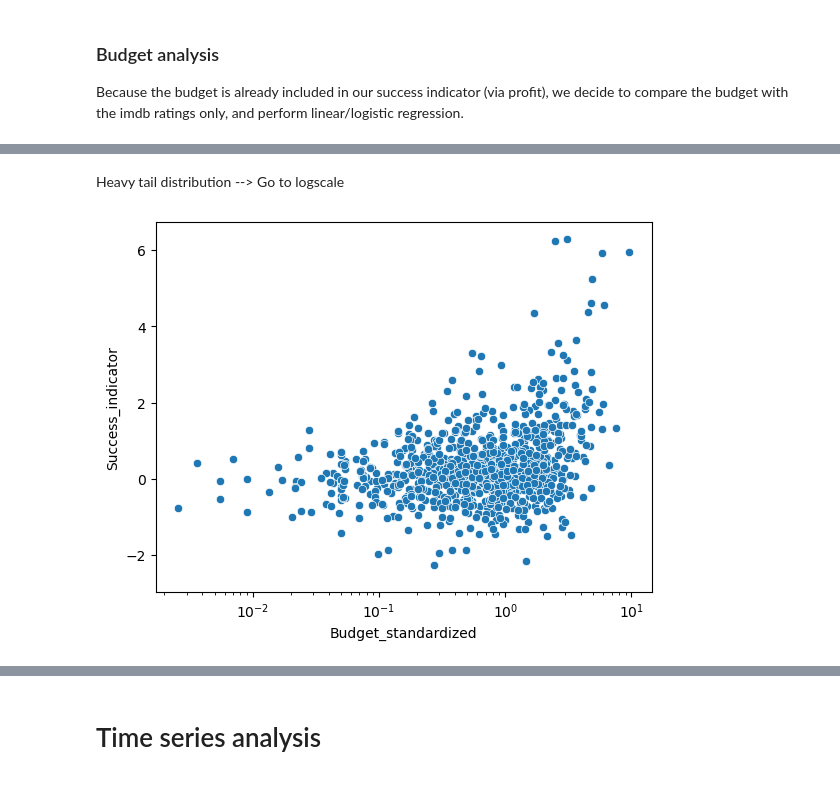
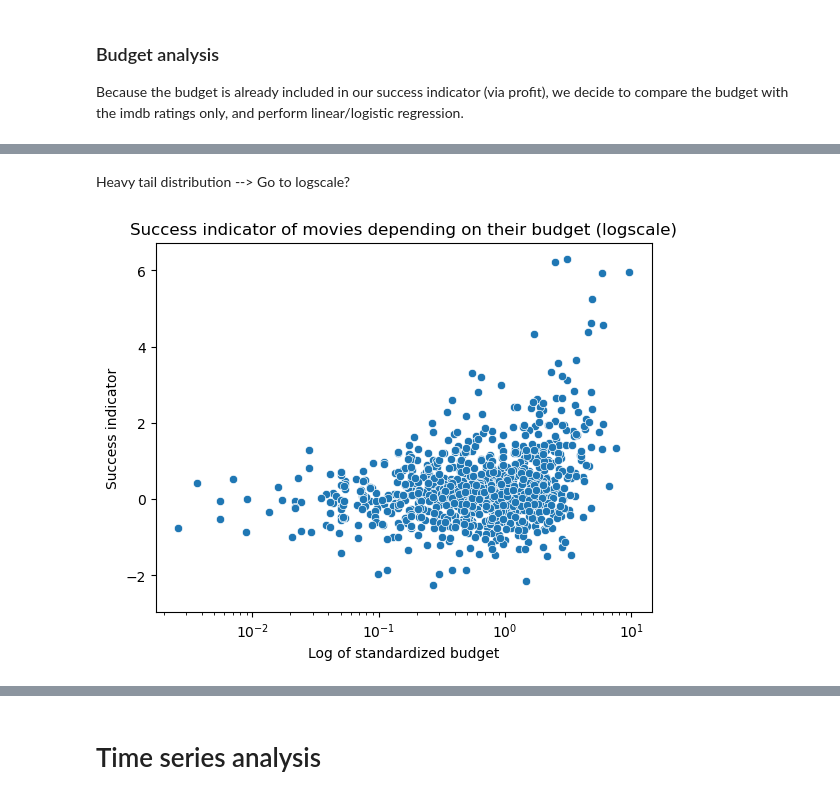
Before and after one commit to epfl-ada/ada-2023-project-randada, a Jupyter notebook: Milestone-3-draft.ipynb, the cells around one changed output, grey strips where cells are left out. Cells and saved outputs as stored; diff of their text form; code cells hidden in the pictures.

```diff
--- a/Milestone-3-draft.ipynb
+++ b/Milestone-3-draft.ipynb
@@ -582,7 +586,7 @@ success_data=success_data.merge(character_metadata[['Wikipedia_movie_ID','Actor_
 success_data = success_data.groupby('Wikipedia_movie_ID').agg({
     'Freebase_movie_ID': 'first', 'Movie_name': 'first',
     'Movie_release_date': 'first', 'Movie_box_office_revenue': 'first', 'Movie_runtime': 'first',
-    'Movie_countries': 'first', 'Box_office_adjusted':'first','Director':'first',
+    'Movie_countries': 'first', 'Movie_main_genre':'first', 'Box_office_adjusted':'first','Director':'first',
     'Audience_imdb_rating': 'first', 'Audience_imdb_count': 'first', 'Budget': 'first',
     'Profit': 'first', 'Budget_adjusted': 'first', 'Production Companies':'first','Revenu_standardized':'first',
     'Profit_standardized': 'first', 'imdb_rating_standardized': 'first', 'Success_indicator': 'first',
@@ -729,12 +743,12 @@ ax=sns.histplot(data=budget_analysis_data,x='Budget_standardized')
 # %% [markdown]
-Heavy tail distribution --> Go to logscale
+Heavy tail distribution --> Go to logscale?
 # %%
 #Plot
-
 ax=sns.scatterplot(data=budget_analysis_data,x='Budget_standardized',y='Success_indicator')
+ax.set(xlabel='Log of standardized budget', ylabel='Success indicator', title='Success indicator of movies depending on their budget (logscale)')
 plt.xscale('log')
 # %% [output]
-[figure, old version]
+[figure, new version]
 # %%
 mod_2=smf.ols(formula='imdb_rating_standardized ~ Budget_standardized ', data=success_data)
 
```
Also changed, not shown: parts of 13 cells of this notebook.
